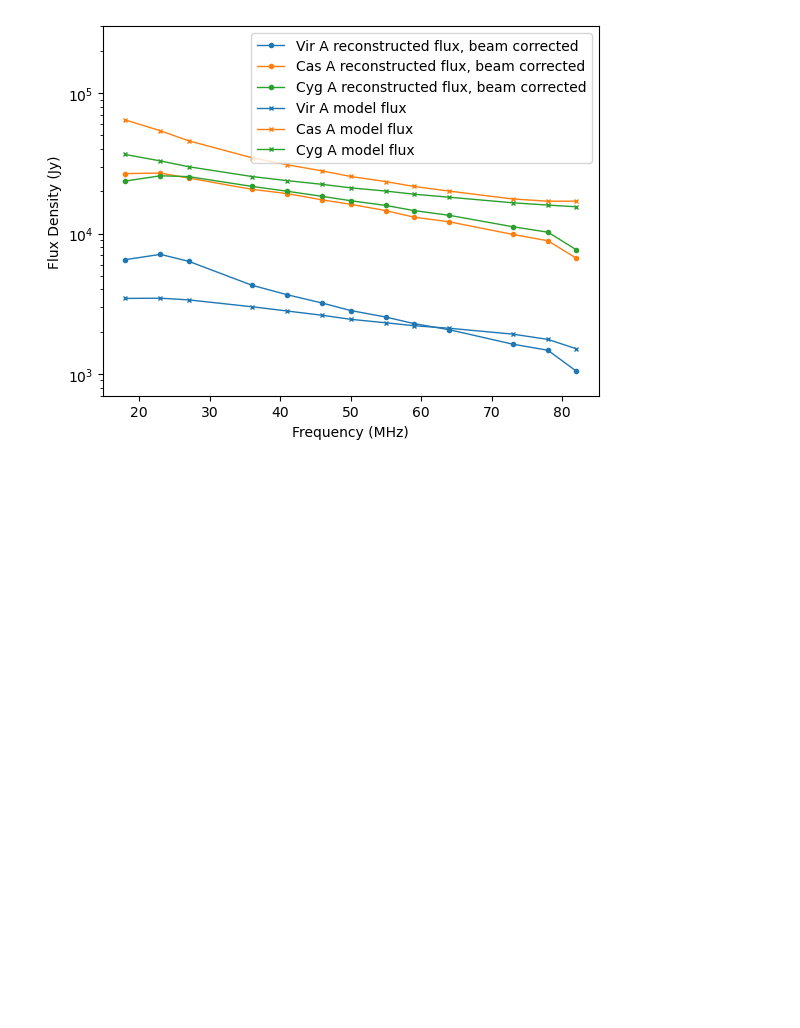
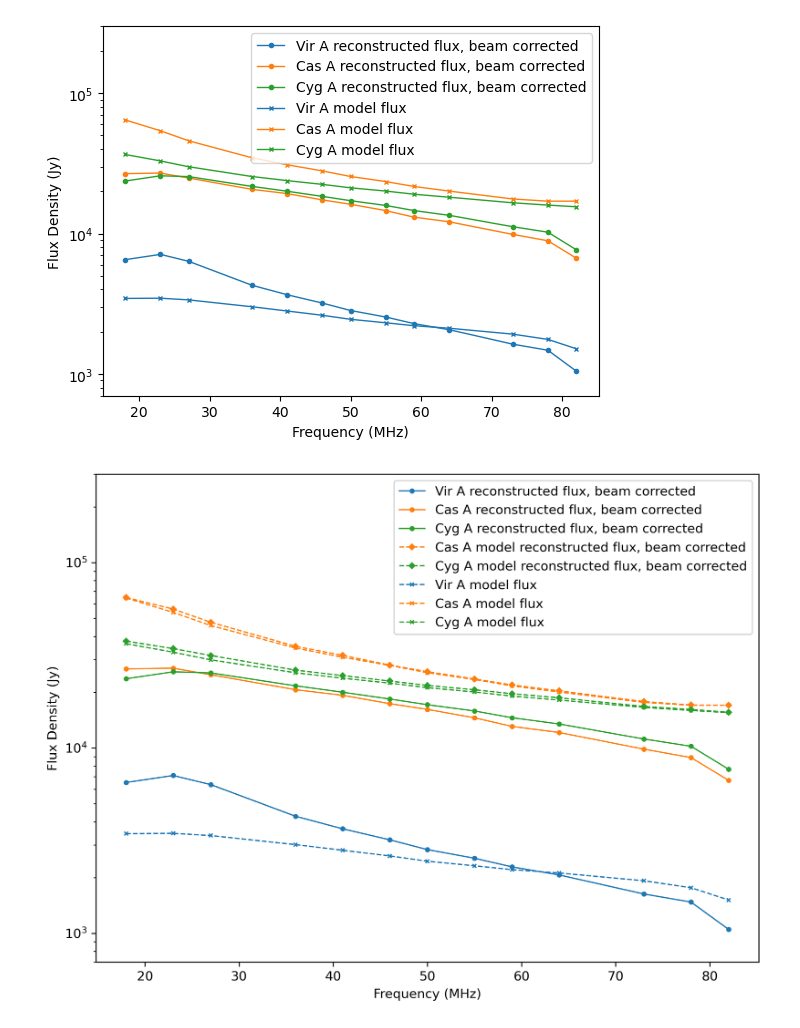
Before and after one commit to rlbyrne/rlb_LWA, a Jupyter notebook: notebooks/virA_flux_scale_testing.ipynb, the cells around one changed output. Drawn from its saved outputs; the diff is of its cells as text; code cells hidden in the pictures; blank space fills up the shorter version.

```diff
--- a/notebooks/virA_flux_scale_testing.ipynb
+++ b/notebooks/virA_flux_scale_testing.ipynb
@@ -18,7 +18,7 @@ frequencies = [
     82,
 ]
 # %%
-#virA_peak_value = [
+#virA_peak_value_transit_obs = [
 #    1807.43,
 #    1851.61,
 #    1471.28,
@@ -33,7 +33,7 @@ frequencies = [
 #    292.24,
 #    197.889,
 #]  # Imaged using full array
-virA_peak_value = [
+virA_peak_value_transit_obs = [
     2743.85,
     2967.31,
     2649.12,
@@ -48,7 +48,7 @@ virA_peak_value = [
     579.914,
     404.981,
 ]  # Core only imaging
-virA_peak_value_corrected = np.array(virA_peak_value)*2
+virA_peak_value_transit_obs = np.array(virA_peak_value_transit_obs)*2
 
 # Cyg A and Cas A peak values, evaluated with respect to the calibration observation
 cygA_peak_value = [
@@ -239,7 +272,7 @@ beam_freqs_hz = [
     100000000.0,
 ]
 beam_freqs_mhz = np.array(beam_freqs_hz) / 1e6
-virA_beam_amp=[
+virA_transit_beam_amp=[
     0.8601389172804809,
     0.8580842556152285,
     0.855889001510788,
@@ -519,12 +552,16 @@ casA_beam_amp = [
     0.2614677307766702,
 ]
 # %%
-virA_peak_value_beam_corrected = np.zeros_like(virA_peak_value_corrected)
+virA_peak_value_transit_obs_beam_corrected = np.zeros_like(virA_peak_value_transit_obs)
 cygA_peak_value_beam_corrected = np.zeros_like(cygA_peak_value)
 casA_peak_value_beam_corrected = np.zeros_like(casA_peak_value)
+cygA_model_peak_value_beam_corrected = np.zeros_like(cygA_model_peak_value)
+casA_model_peak_value_beam_corrected = np.zeros_like(casA_model_peak_value)
 for freq_ind, freq in enumerate(frequencies):
     use_beam_freq_ind = np.where(np.abs(beam_freqs_mhz-freq) == np.min(np.abs(beam_freqs_mhz-freq)))[0][0]
-    virA_peak_value_beam_corrected[freq_ind] = virA_peak_value_corrected[freq_ind]/virA_beam_amp[use_beam_freq_ind]
+    virA_peak_value_transit_obs_beam_corrected[freq_ind] = virA_peak_value_transit_obs[freq_ind]/virA_transit_beam_amp[use_beam_freq_ind]
     cygA_peak_value_beam_corrected[freq_ind] = cygA_peak_value[freq_ind]/cygA_beam_amp[use_beam_freq_ind]
     casA_peak_value_beam_corrected[freq_ind] = casA_peak_value[freq_ind]/casA_beam_amp[use_beam_freq_ind]
+    casA_model_peak_value_beam_corrected[freq_ind] = casA_model_peak_value[freq_ind]/casA_beam_amp[use_beam_freq_ind]
+    cygA_model_peak_value_beam_corrected[freq_ind] = cygA_model_peak_value[freq_ind]/cygA_beam_amp[use_beam_freq_ind]
 # %%
@@ -574,3 +611,26 @@ plt.ylim([7e2, 3e5])
 plt.show()
 # %% [output]
 [figure]
+# %%
+plt.figure(figsize=(8, 6), dpi=300)
+plt.plot(frequencies, virA_peak_value_transit_obs_beam_corrected, "-o", label="Vir A reconstructed flux, beam corrected", markersize=3, linewidth=1, color="tab:blue")
+plt.plot(frequencies, casA_peak_value_beam_corrected, "-o", label="Cas A reconstructed flux, beam corrected", markersize=3, linewidth=1, color="tab:orange")
+plt.plot(frequencies, cygA_peak_value_beam_corrected, "-o", label="Cyg A reconstructed flux, beam corrected", markersize=3, linewidth=1, color="tab:green")
+
+plt.plot(frequencies, casA_model_peak_value_beam_corrected, "--D", label="Cas A model reconstructed flux, beam corrected", markersize=3, linewidth=1, color="tab:orange")
+plt.plot(frequencies, cygA_model_peak_value_beam_corrected, "--D", label="Cyg A model reconstructed flux, beam corrected", markersize=3, linewidth=1, color="tab:green")
+
+plt.plot(frequencies, virA_cal_flux, "--x", label="Vir A model flux", markersize=3, linewidth=1, color="tab:blue")
+plt.plot(frequencies, casA_cal_flux, "--x", label="Cas A model flux", markersize=3, linewidth=1, color="tab:orange")
+plt.plot(frequencies, cygA_cal_flux, "--x", label="Cyg A model flux", markersize=3, linewidth=1, color="tab:green")
+
+#plt.legend(bbox_to_anchor=(1.05, 1.0), loc="upper left")
+plt.legend(loc="upper right")
+plt.yscale("log")
+plt.xlabel("Frequency (MHz)")
+plt.ylabel("Flux Density (Jy)")
+plt.ylim([7e2, 3e5])
+plt.tight_layout()
+plt.show()
+# %% [output]
+[figure, added]
```
Also changed, not shown: parts of 4 cells of this notebook, 5 other files.
